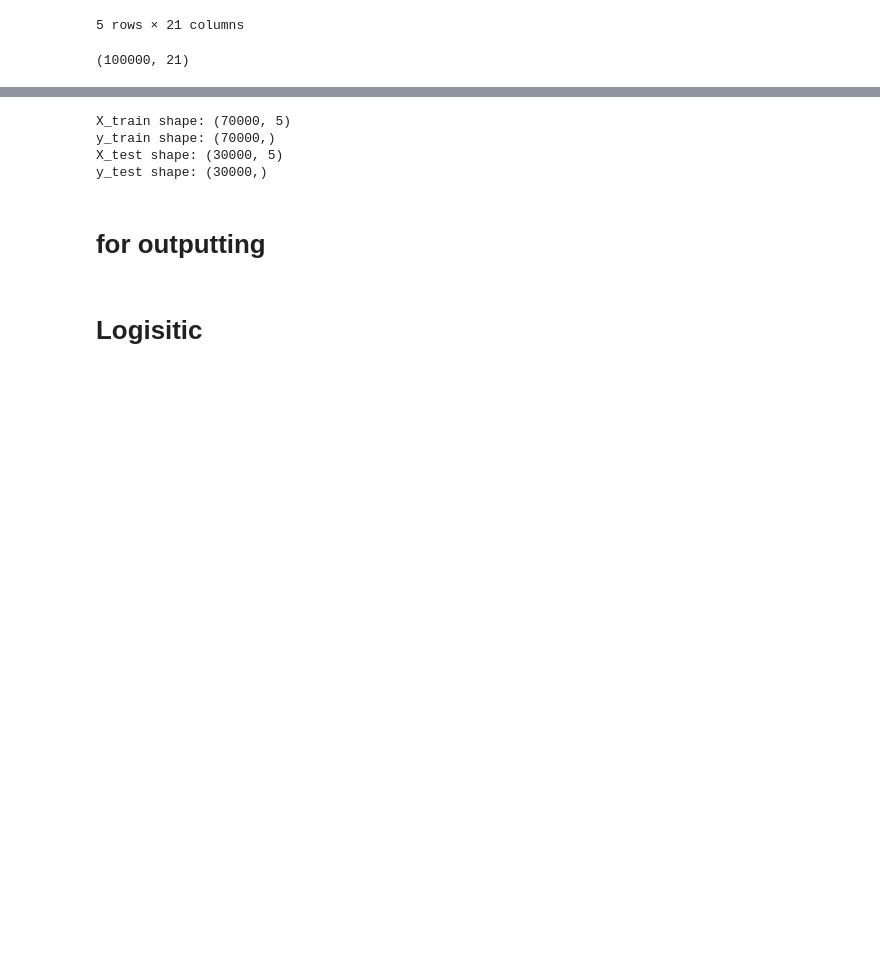
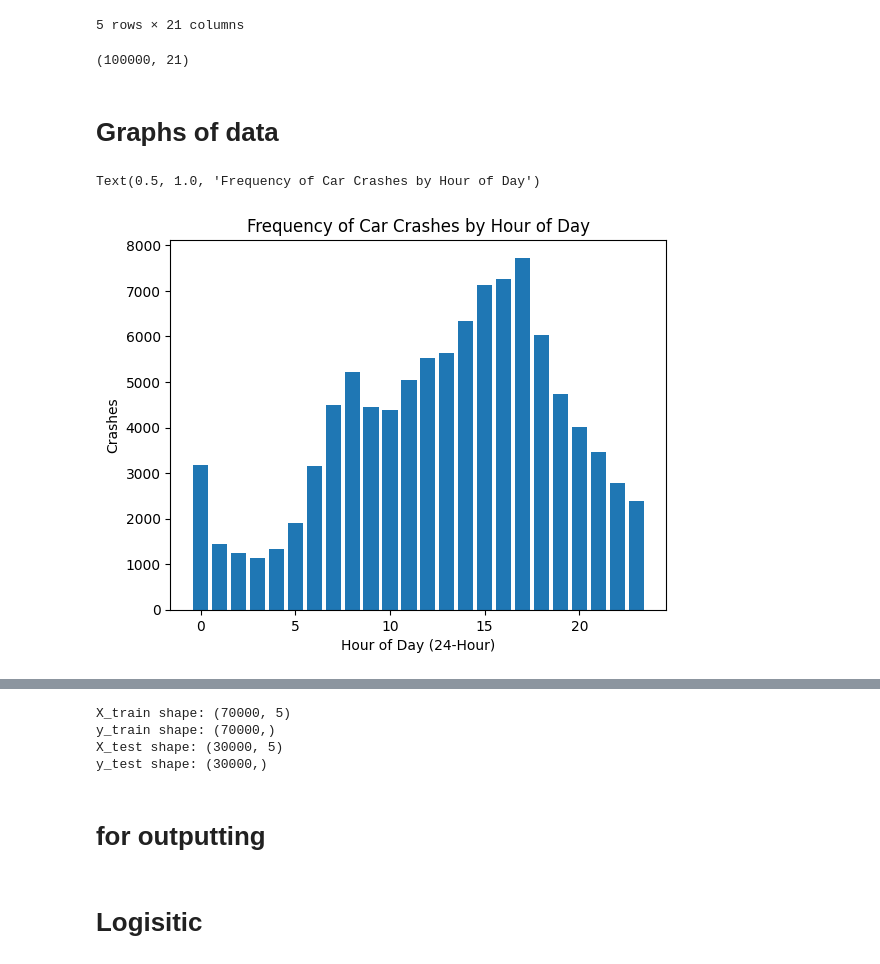
Before and after one commit to Azmine29/MachineLearningProject-, a Jupyter notebook: crashes.ipynb, the cells around one changed output, grey strips where cells are left out. Drawn from its saved outputs; the diff is of its cells as text; code cells hidden in the pictures; blank space fills up the shorter version.

```diff
--- a/crashes.ipynb
+++ b/crashes.ipynb
@@ -40,3 +40,18 @@ df.head()
 df.shape
 # %% [output]
 (100000, 21)
+# %% [markdown]
+# Graphs of data
+# %%
+filtered = df["Hour of Day"].value_counts().sort_index()
+
+road_desc = filtered.index.tolist()
+frequency = filtered.values.tolist()
+
+plt.bar(road_desc, frequency)
+plt.xlabel("Hour of Day (24-Hour)")
+plt.ylabel("Crashes")
+plt.title("Frequency of Car Crashes by Hour of Day")
+# %% [output]
+Text(0.5, 1.0, 'Frequency of Car Crashes by Hour of Day')
+[figure, added]
```
Also changed, not shown: parts of 7 cells of this notebook, 1 other file.
